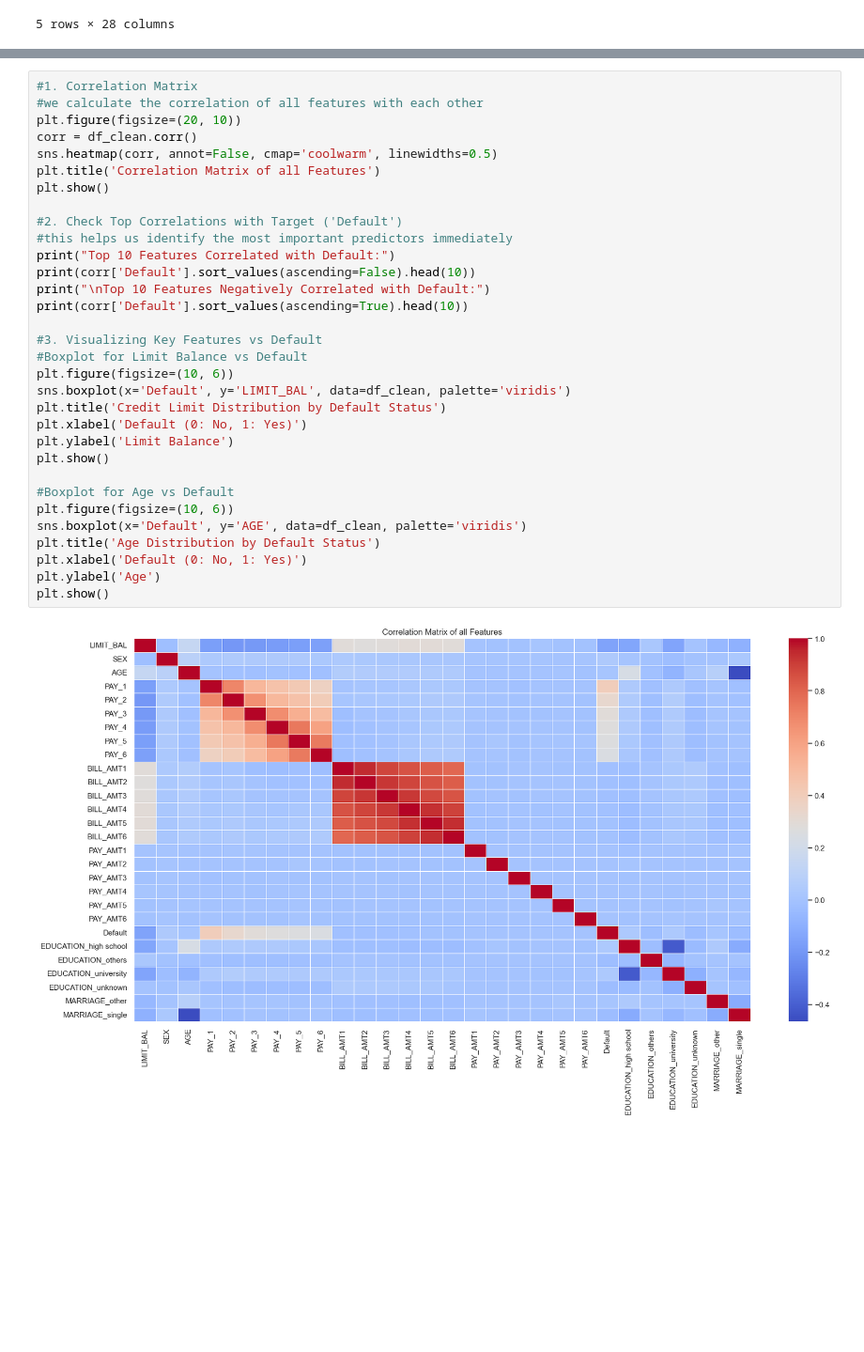
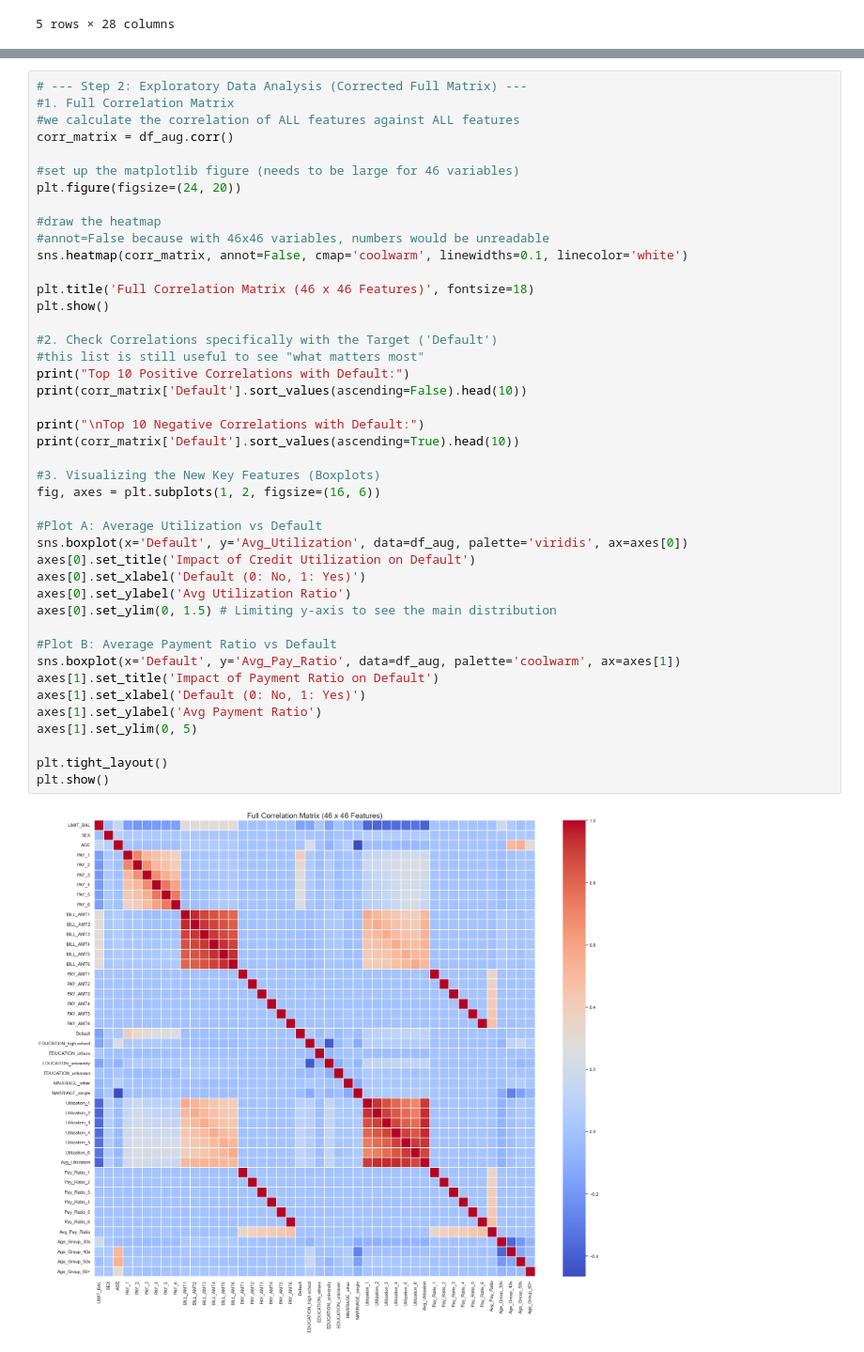
Before and after one commit to IIxoskeletonII/Data-Science-in-Action-Homework, a Jupyter notebook: Homework2/Homework2_Credit_Card_Default.ipynb, the cells around one changed output, grey strips where cells are left out. Shown at 94% size. Cells and saved outputs as stored; diff of their text form; blank space fills up the shorter version.

```diff
--- a/Homework2/Homework2_Credit_Card_Default.ipynb
+++ b/Homework2/Homework2_Credit_Card_Default.ipynb
@@ -191,34 +268,45 @@ First 5 rows of transformed data:
 # %%
-#1. Correlation Matrix
-#we calculate the correlation of all features with each other
-plt.figure(figsize=(20, 10))
-corr = df_clean.corr()
-sns.heatmap(corr, annot=False, cmap='coolwarm', linewidths=0.5)
-plt.title('Correlation Matrix of all Features')
+# --- Step 2: Exploratory Data Analysis (Corrected Full Matrix) ---
+#1. Full Correlation Matrix
+#we calculate the correlation of ALL features against ALL features
+corr_matrix = df_aug.corr()
+
+#set up the matplotlib figure (needs to be large for 46 variables)
+plt.figure(figsize=(24, 20))
+
+#draw the heatmap
+#annot=False because with 46x46 variables, numbers would be unreadable
+sns.heatmap(corr_matrix, annot=False, cmap='coolwarm', linewidths=0.1, linecolor='white')
+
+plt.title('Full Correlation Matrix (46 x 46 Features)', fontsize=18)
 plt.show()
 
-#2. Check Top Correlations with Target ('Default')
-#this helps us identify the most important predictors immediately
-print("Top 10 Features Correlated with Default:")
-print(corr['Default'].sort_values(ascending=False).head(10))
-print("\nTop 10 Features Negatively Correlated with Default:")
-print(corr['Default'].sort_values(ascending=True).head(10))
+#2. Check Correlations specifically with the Target ('Default')
+#this list is still useful to see "what matters most"
+print("Top 10 Positive Correlations with Default:")
+print(corr_matrix['Default'].sort_values(ascending=False).head(10))
 
-#3. Visualizing Key Features vs Default
-#Boxplot for Limit Balance vs Default
-plt.figure(figsize=(10, 6))
-sns.boxplot(x='Default', y='LIMIT_BAL', data=df_clean, palette='viridis')
-plt.title('Credit Limit Distribution by Default Status')
-plt.xlabel('Default (0: No, 1: Yes)')
-plt.ylabel('Limit Balance')
+print("\nTop 10 Negative Correlations with Default:")
+print(corr_matrix['Default'].sort_values(ascending=True).head(10))
+
+#3. Visualizing the New Key Features (Boxplots)
+fig, axes = plt.subplots(1, 2, figsize=(16, 6))
+
+#Plot A: Average Utilization vs Default
+sns.boxplot(x='Default', y='Avg_Utilization', data=df_aug, palette='viridis', ax=axes[0])
+axes[0].set_title('Impact of Credit Utilization on Default')
+axes[0].set_xlabel('Default (0: No, 1: Yes)')
+axes[0].set_ylabel('Avg Utilization Ratio')
+axes[0].set_ylim(0, 1.5) # Limiting y-axis to see the main distribution
+
+#Plot B: Average Payment Ratio vs Default
+sns.boxplot(x='Default', y='Avg_Pay_Ratio', data=df_aug, palette='coolwarm', ax=axes[1])
+axes[1].set_title('Impact of Payment Ratio on Default')
+axes[1].set_xlabel('Default (0: No, 1: Yes)')
+axes[1].set_ylabel('Avg Payment Ratio')
+axes[1].set_ylim(0, 5)
+
+plt.tight_layout()
 plt.show()
-
-#Boxplot for Age vs Default
-plt.figure(figsize=(10, 6))
-sns.boxplot(x='Default', y='AGE', data=df_clean, palette='viridis')
-plt.title('Age Distribution by Default Status')
-plt.xlabel('Default (0: No, 1: Yes)')
-plt.ylabel('Age')
-plt.show()
 # %% [output]
-[figure, old version]
+[figure, new version]
```
Also changed, not shown: parts of 6 cells of this notebook.
